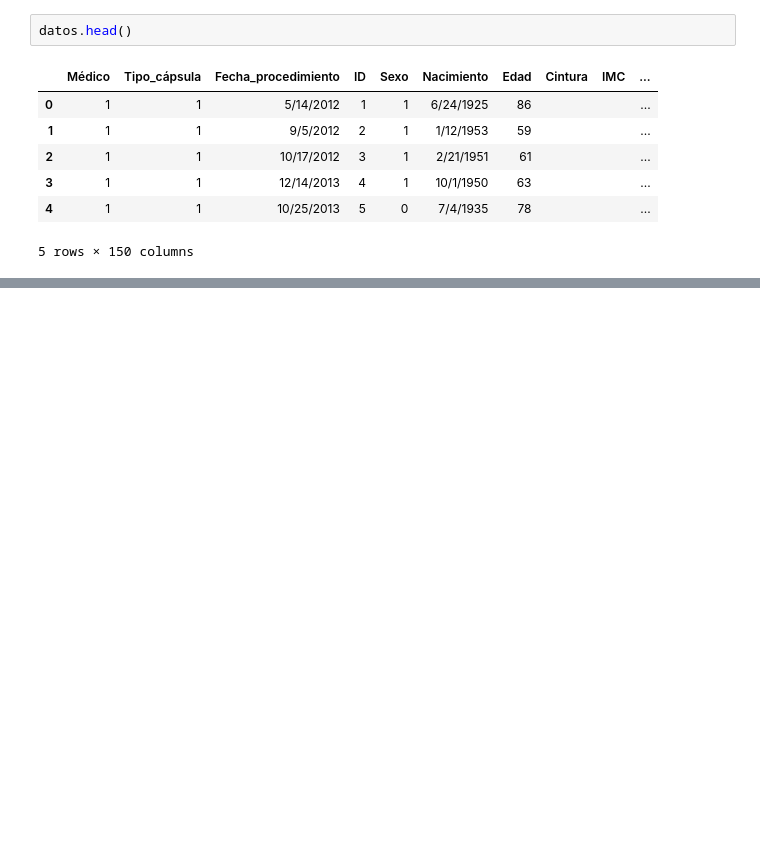
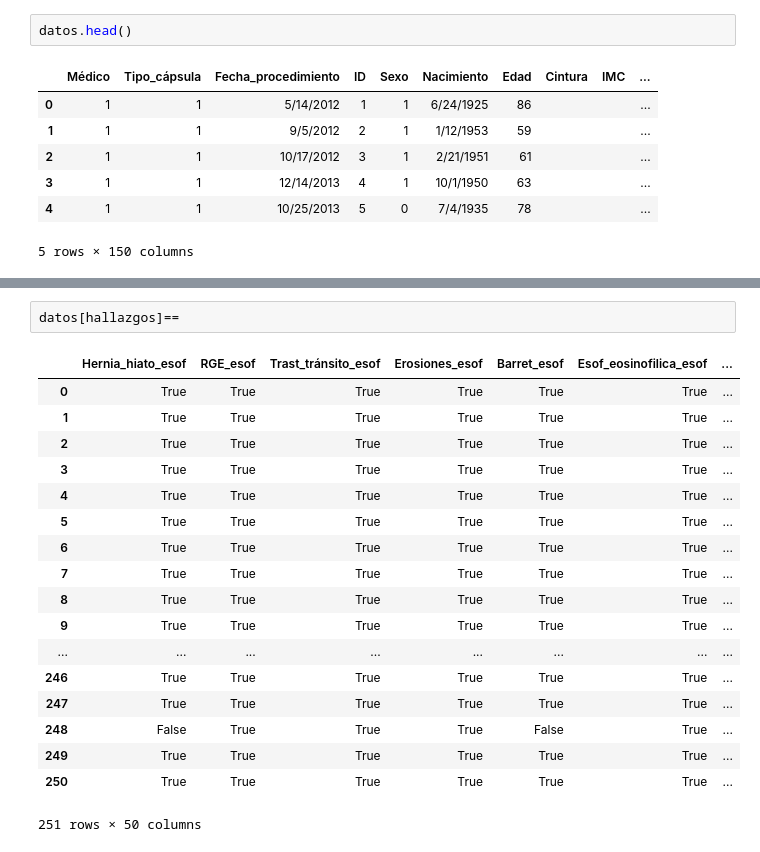
Before and after one commit to Hermenegildo12/Capsula_endoscopia, a Jupyter notebook: Capsula.ipynb, the cells around one changed output, grey strips where cells are left out. Drawn from its saved outputs; the diff is of its cells as text; blank space fills up the shorter version.

```diff
--- a/Capsula.ipynb
+++ b/Capsula.ipynb
@@ -15,0 +255,21 @@ datos.head()
+# %%
+datos[hallazgos]==
+# %% [output]
+|  | Hernia_hiato_esof | RGE_esof | Trast_tránsito_esof | Erosiones_esof | Barret_esof | Esof_eosinofilica_esof | ... |
+| 0 | True | True | True | True | True | True | ... |
+| 1 | True | True | True | True | True | True | ... |
+| 2 | True | True | True | True | True | True | ... |
+| 3 | True | True | True | True | True | True | ... |
+| 4 | True | True | True | True | True | True | ... |
+| 5 | True | True | True | True | True | True | ... |
+| 6 | True | True | True | True | True | True | ... |
+| 7 | True | True | True | True | True | True | ... |
+| 8 | True | True | True | True | True | True | ... |
+| 9 | True | True | True | True | True | True | ... |
+| ... | ... | ... | ... | ... | ... | ... | ... |
+| 246 | True | True | True | True | True | True | ... |
+| 247 | True | True | True | True | True | True | ... |
+| 248 | False | True | True | True | False | True | ... |
+| 249 | True | True | True | True | True | True | ... |
+| 250 | True | True | True | True | True | True | ... |
+251 rows × 50 columns
```
Also changed, not shown: parts of 25 cells of this notebook.
